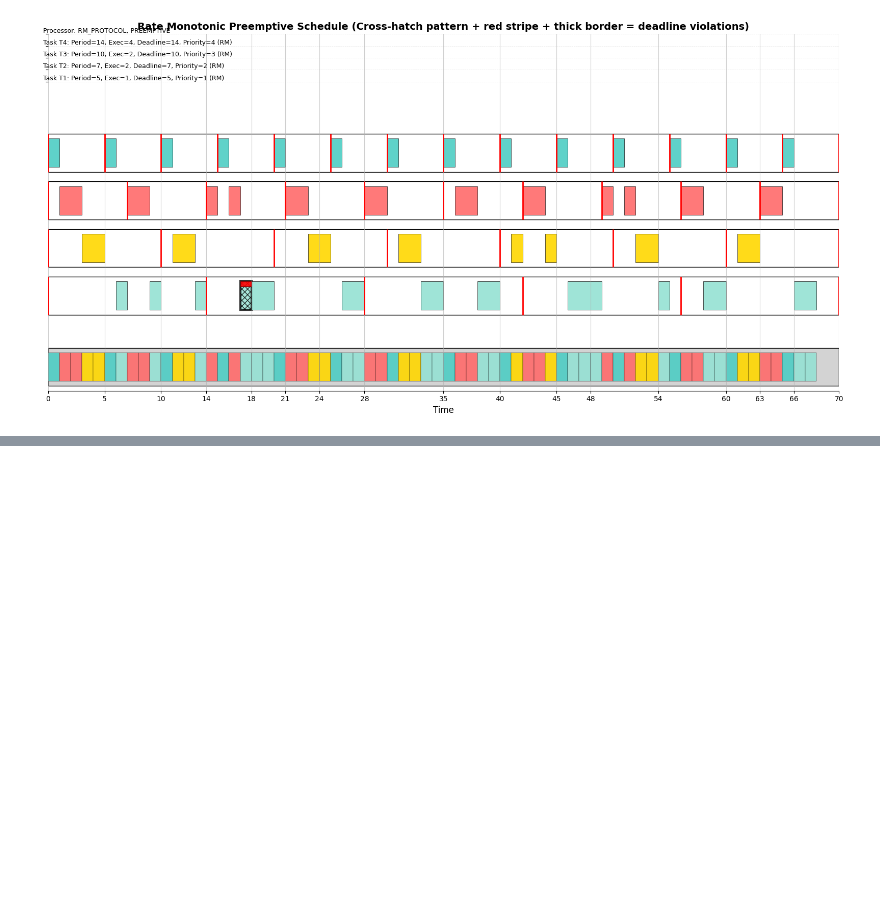
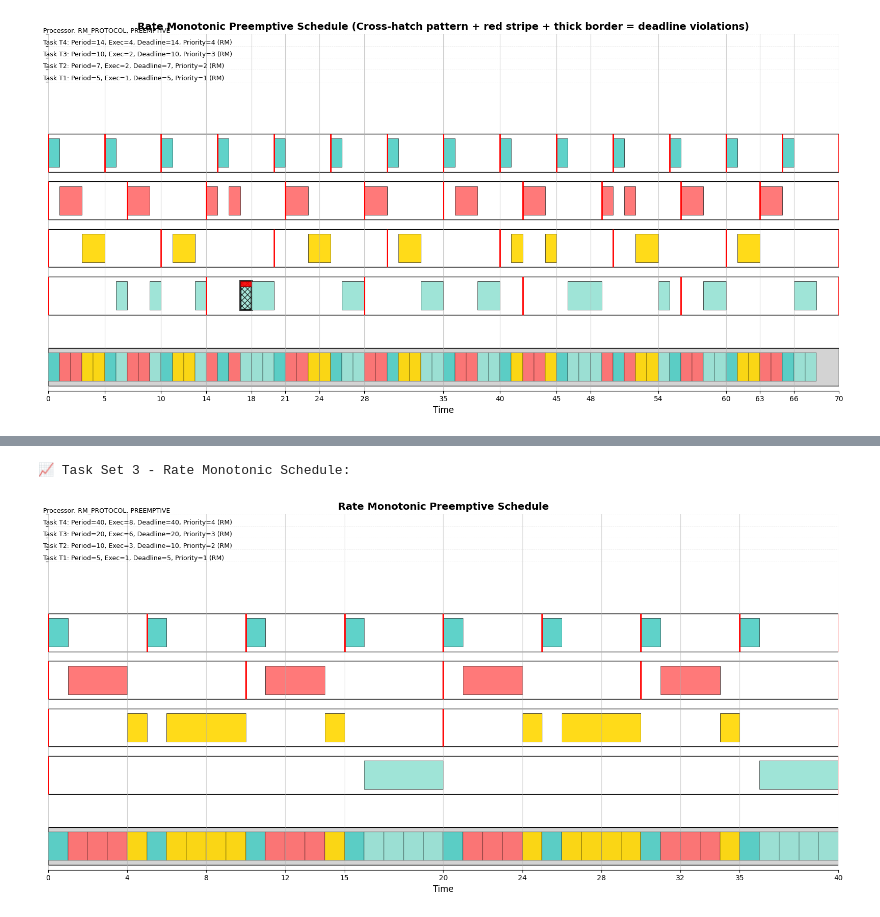
Before and after one commit to teiamas/task_sched, a Jupyter notebook: RateMonotonic.ipynb, the cells around one changed output, grey strips where cells are left out. Cells and saved outputs as stored; diff of their text form; code cells hidden in the pictures; blank space fills up the shorter version.

```diff
--- a/RateMonotonic.ipynb
+++ b/RateMonotonic.ipynb
@@ -75,0 +107,10 @@ tsv.plot_rm_schedule_inline(task_set_1, lcm_cycles=1, algorithm='RM');
+# %%
+# Task Set 2: schedulable and detected
+task_set_3 = [
+    rtm.Task(period= 5,  deadline=5, execution_time=1),
+    rtm.Task(period=10, deadline=10, execution_time=3),
+    rtm.Task(period=20, deadline=20, execution_time=6),
+    rtm.Task(period=40, deadline=40, execution_time=8)
+]
+# Display the task set parameters
+display_task_set(task_set_3, "Task Set 3 Parameters - Schedulable")
@@ -75,0 +127,7 @@ tsv.plot_rm_schedule_inline(task_set_1, lcm_cycles=1, algorithm='RM');
+# %%
+# Generate and display Task Set 3 schedule plot using Rate Monotonic
+print("📈 Task Set 3 - Rate Monotonic Schedule:")
+tsv.plot_rm_schedule_inline(task_set_3, lcm_cycles=1, algorithm='RM');
+# %% [output]
+📈 Task Set 3 - Rate Monotonic Schedule:
+[figure, added]
```
Also changed, not shown: parts of 5 cells of this notebook, 2 other files.
